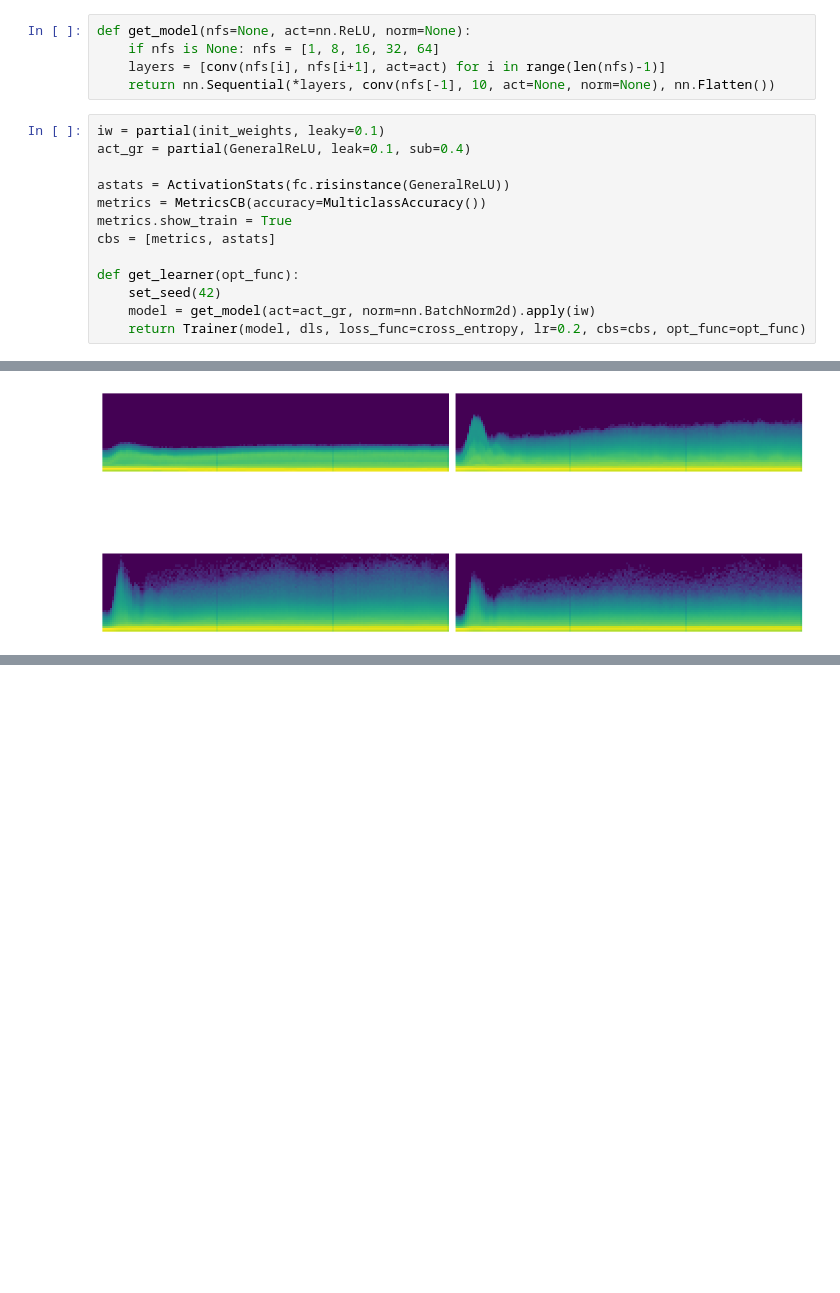
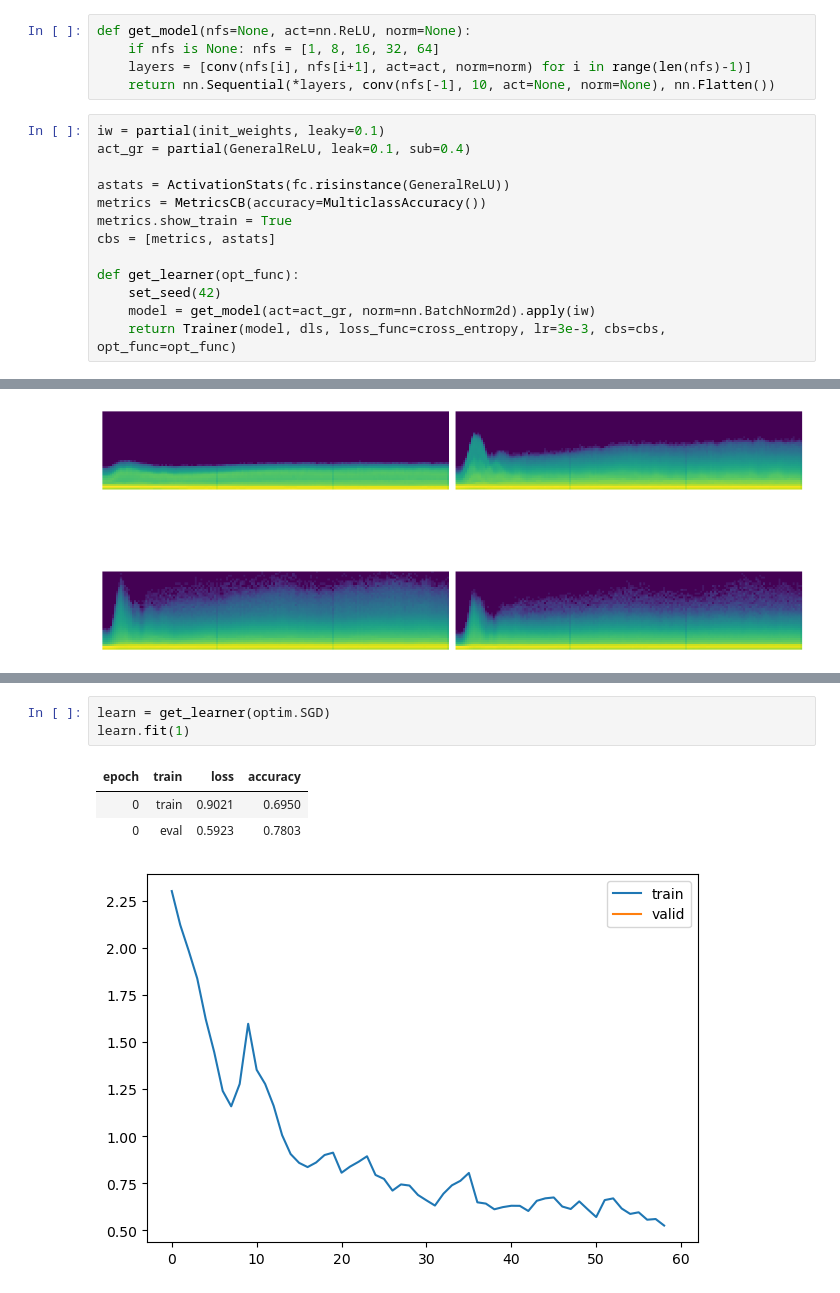
Before and after one commit to tom-pollak/tinyai, a Jupyter notebook: nbs/12_accel_sgd.ipynb, the cells around one changed output, grey strips where cells are left out. Drawn from its saved outputs; the diff is of its cells as text; blank space fills up the shorter version.

```diff
--- a/nbs/12_accel_sgd.ipynb
+++ b/nbs/12_accel_sgd.ipynb
@@ -24,7 +24,7 @@ dls = DataLoaders.from_dd(tds, batch_size=bs, num_workers=4)
 # %%
 def get_model(nfs=None, act=nn.ReLU, norm=None):
     if nfs is None: nfs = [1, 8, 16, 32, 64]
-    layers = [conv(nfs[i], nfs[i+1], act=act) for i in range(len(nfs)-1)]
+    layers = [conv(nfs[i], nfs[i+1], act=act, norm=norm) for i in range(len(nfs)-1)]
     return nn.Sequential(*layers, conv(nfs[-1], 10, act=None, norm=None), nn.Flatten())
 # %%
 iw = partial(init_weights, leaky=0.1)
@@ -38,7 +38,7 @@ cbs = [metrics, astats]
 def get_learner(opt_func):
     set_seed(42)
     model = get_model(act=act_gr, norm=nn.BatchNorm2d).apply(iw)
-    return Trainer(model, dls, loss_func=cross_entropy, lr=0.2, cbs=cbs, opt_func=opt_func)
+    return Trainer(model, dls, loss_func=cross_entropy, lr=3e-3, cbs=cbs, opt_func=opt_func)
 # %% [markdown]
 # SGD
 # %%
@@ -114,0 +141,8 @@ astats.color_dim()
+# %%
+learn = get_learner(optim.SGD)
+learn.fit(1)
+# %% [output]
+| epoch | train | loss | accuracy |
+| 0 | train | 0.9021 | 0.6950 |
+| 0 | eval | 0.5923 | 0.7803 |
+[figure, added]
```
Also changed, not shown: parts of 17 cells of this notebook, 17 other files.
